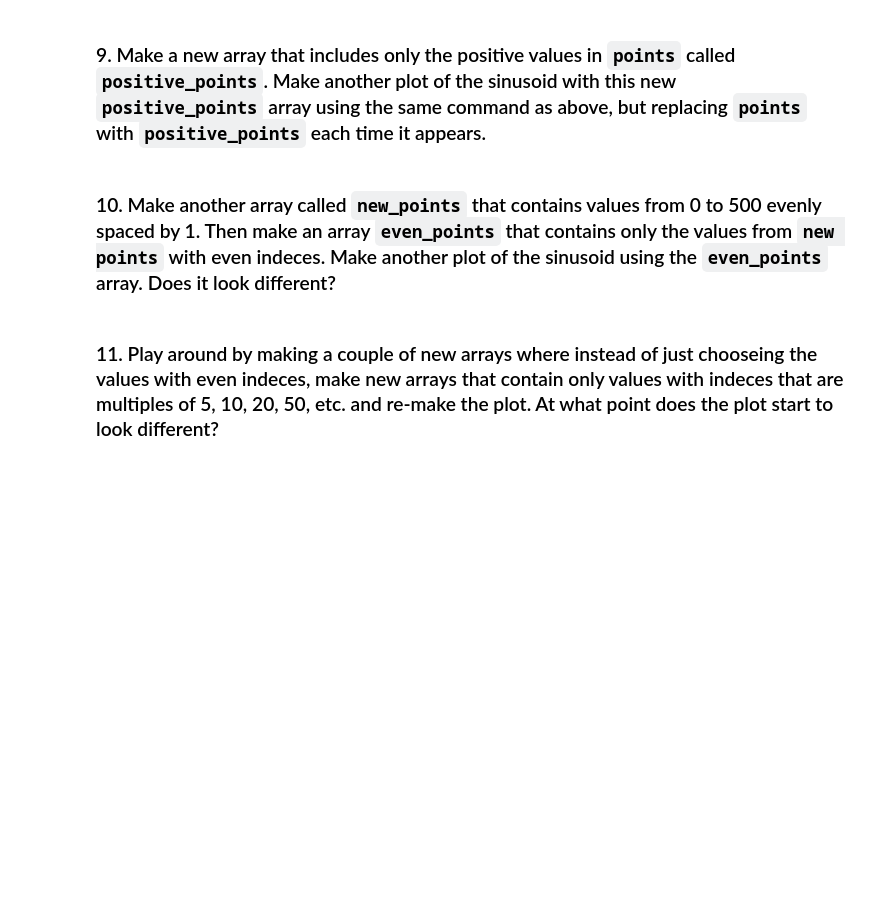
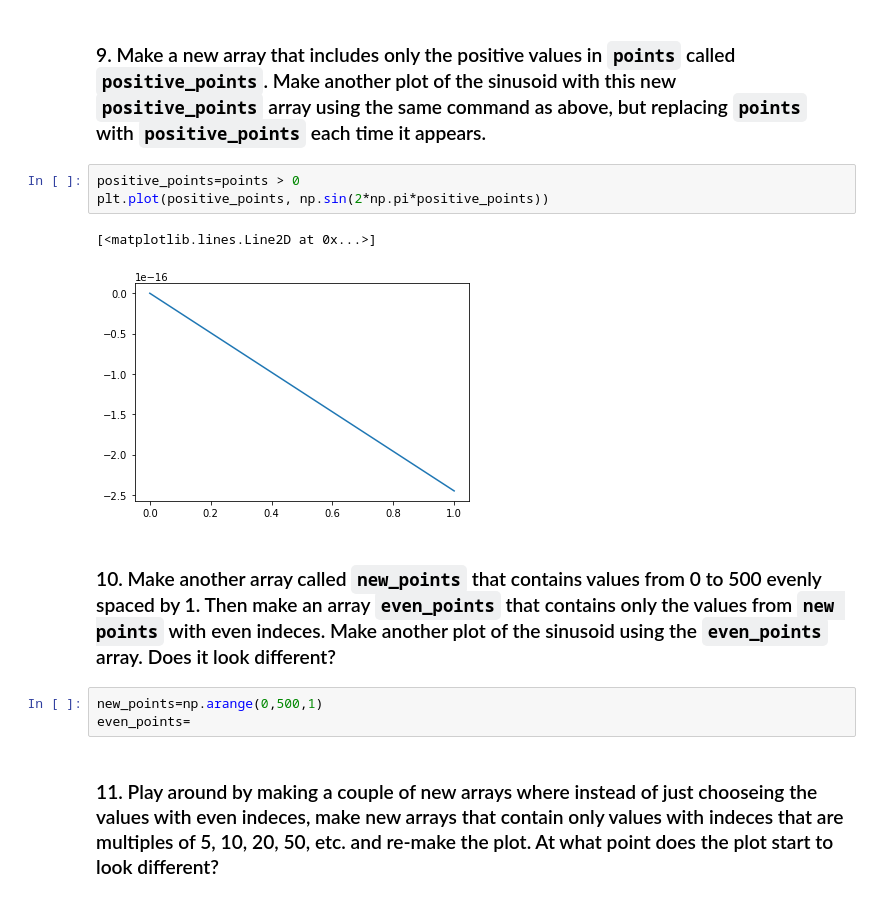
Before and after one commit to rachelbaer/ASTR-3190, a Jupyter notebook: lessons/03.5_extra_numpy_baer.ipynb, the cells around one changed output. Drawn from its saved outputs; the diff is of its cells as text; blank space fills up the shorter version.

````diff
--- a/lessons/03.5_extra_numpy_baer.ipynb
+++ b/lessons/03.5_extra_numpy_baer.ipynb
@@ -80,6 +82,15 @@ NameError: name 'plt' is not defined
 # %% [markdown]
 ### 9. Make a new array that includes only the positive values in ```points``` called ```positive_points```. Make another plot of the sinusoid with this new ```positive_points``` array using the same command as above, but replacing ```points``` with ```positive_points``` each time it appears.
+# %%
+positive_points=points > 0
+plt.plot(positive_points, np.sin(2*np.pi*positive_points))
+# %% [output]
+[<matplotlib.lines.Line2D at 0x...>]
+[figure, added]
 # %% [markdown]
 ### 10. Make another array called ```new_points``` that contains values from 0 to 500 evenly spaced by 1. Then make an array ```even_points``` that contains only the values from ```new points``` with even indeces. Make another plot of the sinusoid using the ```even_points``` array. Does it look different?
+# %%
+new_points=np.arange(0,500,1)
+even_points=
 # %% [markdown]
 ### 11. Play around by making a couple of new arrays where instead of just chooseing the values with even indeces, make new arrays that contain only values with indeces that are multiples of 5, 10, 20, 50, etc. and re-make the plot. At what point does the plot start to look different?
````
Also changed, not shown: parts of 2 cells of this notebook.
